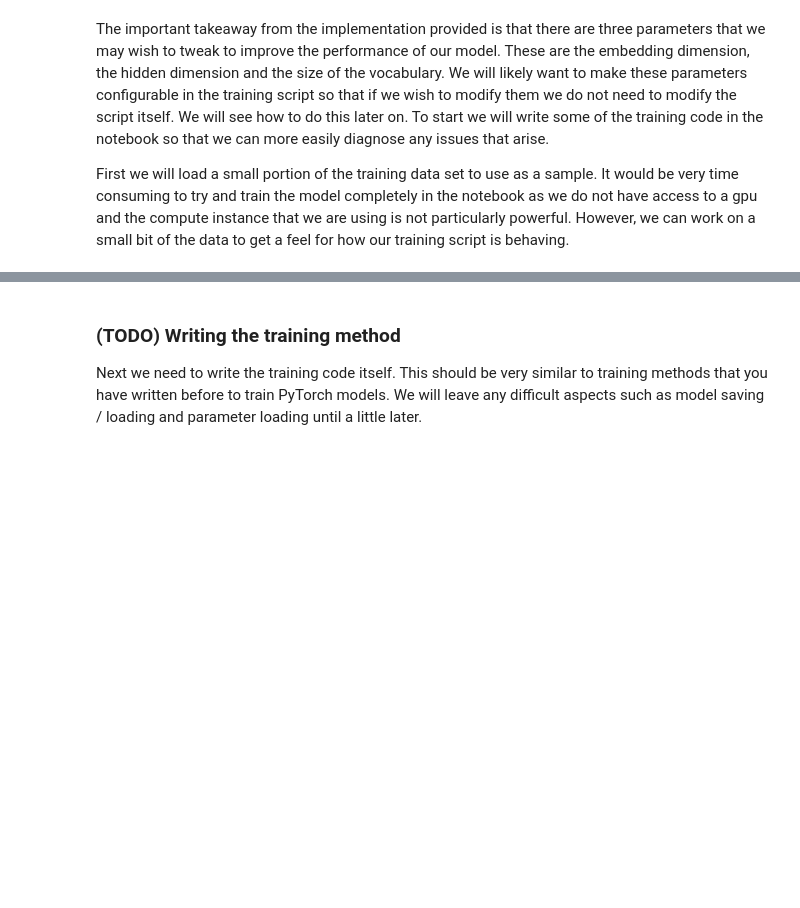
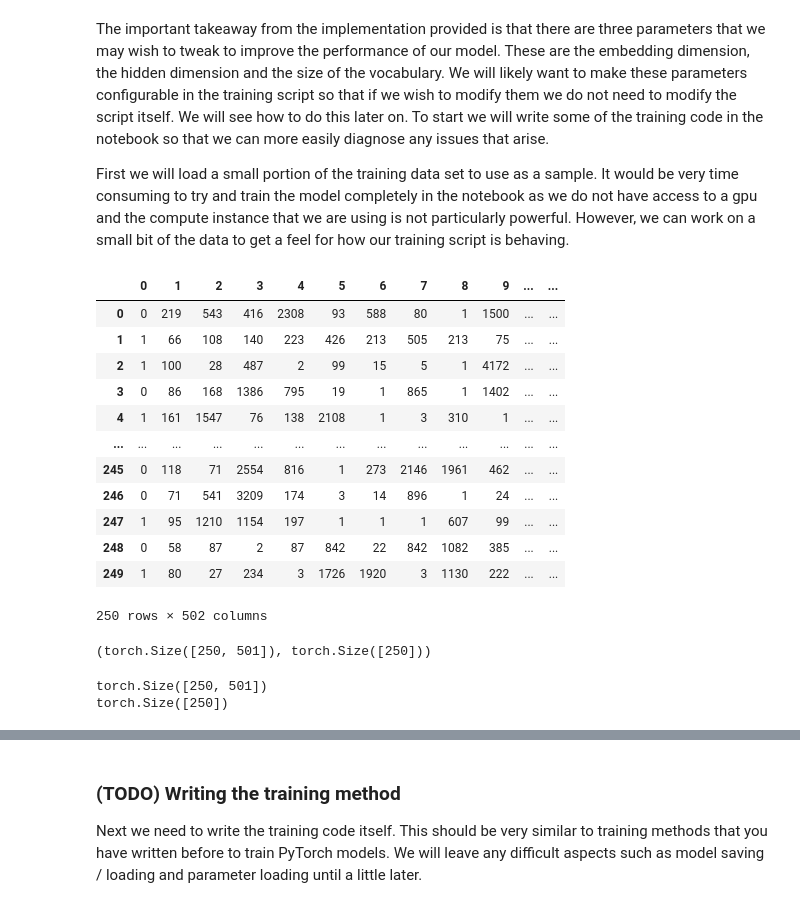
Before and after one commit to udacity/sagemaker-deployment, a Jupyter notebook: Project/SageMaker Project.ipynb, the cells around one changed output, grey strips where cells are left out. Drawn from its saved outputs; the diff is of its cells as text; code cells hidden in the pictures; blank space fills up the shorter version.

```diff
--- a/Project/SageMaker Project.ipynb
+++ b/Project/SageMaker Project.ipynb
@@ -360,0 +467,16 @@ train_sample_dl = torch.utils.data.DataLoader(train_sample_ds, batch_size=50)
+# %%
+train_sample
+# %% [output]
+|  | 0 | 1 | 2 | 3 | 4 | 5 | 6 | 7 | 8 | 9 | ... | ... |
+| 0 | 0 | 219 | 543 | 416 | 2308 | 93 | 588 | 80 | 1 | 1500 | ... | ... |
+| 1 | 1 | 66 | 108 | 140 | 223 | 426 | 213 | 505 | 213 | 75 | ... | ... |
+| 2 | 1 | 100 | 28 | 487 | 2 | 99 | 15 | 5 | 1 | 4172 | ... | ... |
+| 3 | 0 | 86 | 168 | 1386 | 795 | 19 | 1 | 865 | 1 | 1402 | ... | ... |
+| 4 | 1 | 161 | 1547 | 76 | 138 | 2108 | 1 | 3 | 310 | 1 | ... | ... |
+| ... | ... | ... | ... | ... | ... | ... | ... | ... | ... | ... | ... | ... |
+| 245 | 0 | 118 | 71 | 2554 | 816 | 1 | 273 | 2146 | 1961 | 462 | ... | ... |
+| 246 | 0 | 71 | 541 | 3209 | 174 | 3 | 14 | 896 | 1 | 24 | ... | ... |
+| 247 | 1 | 95 | 1210 | 1154 | 197 | 1 | 1 | 1 | 607 | 99 | ... | ... |
+| 248 | 0 | 58 | 87 | 2 | 87 | 842 | 22 | 842 | 1082 | 385 | ... | ... |
+| 249 | 1 | 80 | 27 | 234 | 3 | 1726 | 1920 | 3 | 1130 | 222 | ... | ... |
+250 rows × 502 columns
@@ -360,0 +487,4 @@ train_sample_dl = torch.utils.data.DataLoader(train_sample_ds, batch_size=50)
+# %%
+train_sample_X.shape, train_sample_y.shape
+# %% [output]
+(torch.Size([250, 501]), torch.Size([250]))
@@ -360,0 +494,6 @@ train_sample_dl = torch.utils.data.DataLoader(train_sample_ds, batch_size=50)
+# %%
+for t in train_sample_ds.tensors:
+    print(t.shape)
+# %% [output]
+torch.Size([250, 501])
+torch.Size([250])
```
Also changed, not shown: parts of 56 cells of this notebook.
